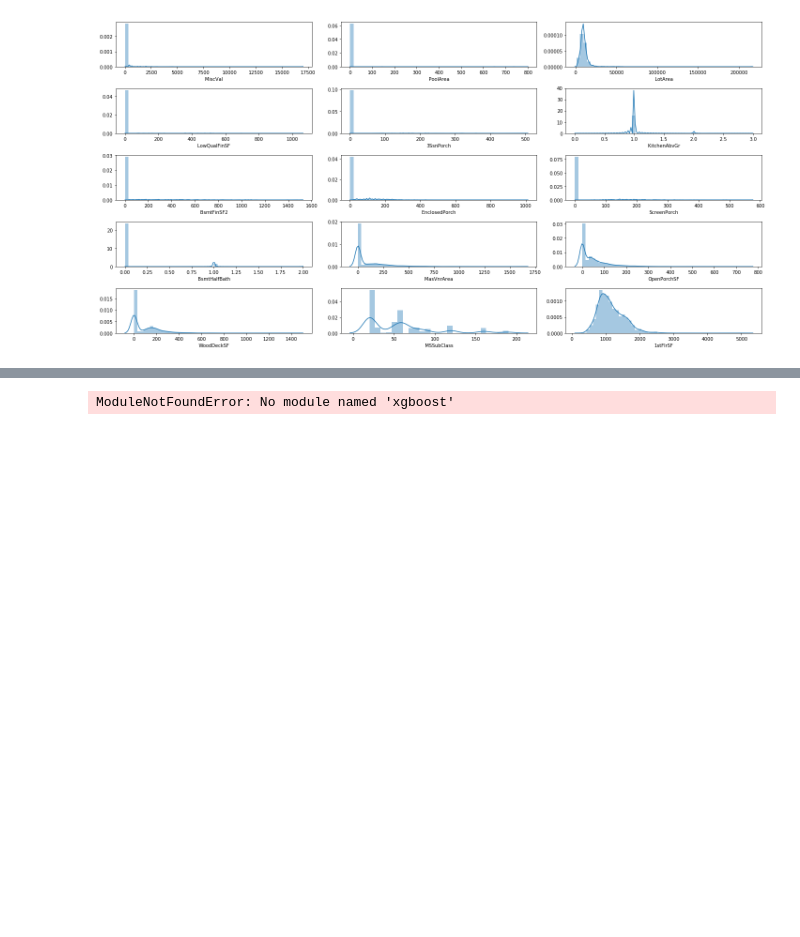
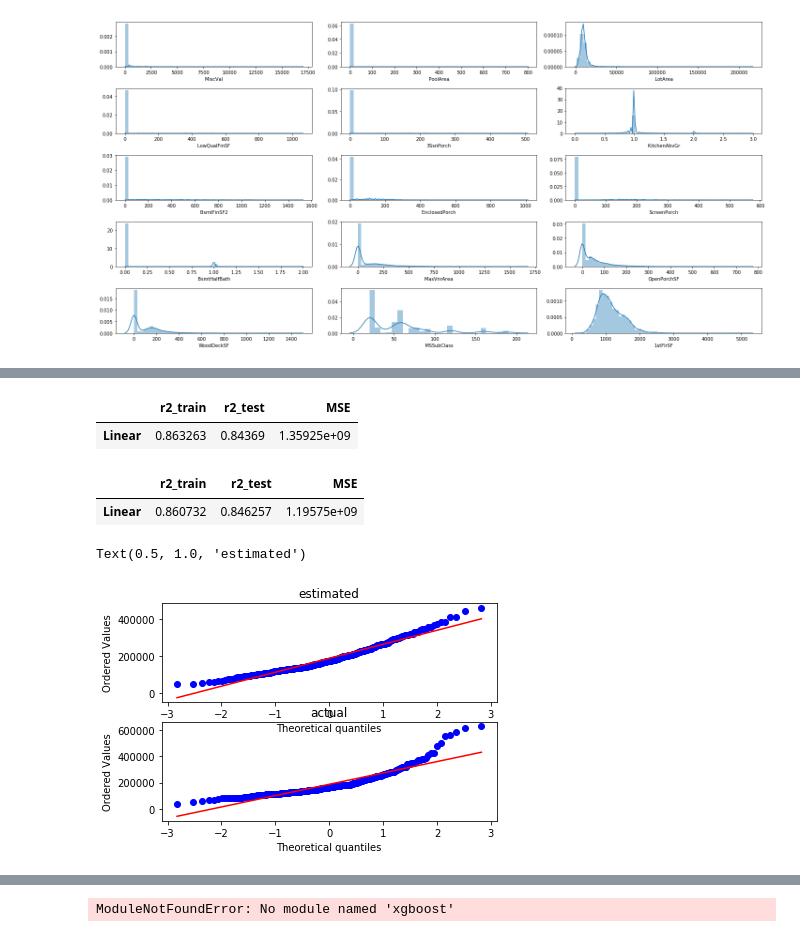
Before and after one commit to sofiawangy/Housing-prices, a Jupyter notebook: script3.ipynb, the cells around one changed output, grey strips where cells are left out. Drawn from its saved outputs; the diff is of its cells as text; code cells hidden in the pictures; blank space fills up the shorter version.

```diff
--- a/script3.ipynb
+++ b/script3.ipynb
@@ -576,0 +308,9 @@ plt.show()
+# %%
+#pvalues
+
+results = sm.OLS(y, x).fit()
+pValues = results.pvalues
+print(results.summary())
+
+results2 = sm.OLS(nlog_y, nlog_x).fit()
+pValues2 = results2.pvalues
@@ -576,0 +335,9 @@ plt.show()
+# %%
+pValues = list(pValues[pValues<0.05].index)
+pValues2 = list(pValues2[pValues2<0.05].index)
+
+x = x[pValues]
+nlog_x = nlog_x[pValues2]
+# %%
+X_train, X_test, Y_train, Y_test = train_test_split(x, y, test_size=0.2)
+nlX_train, nlX_test, nlY_train, nlY_test = train_test_split(nlog_x, nlog_y, test_size=0.2)
@@ -576,0 +347,38 @@ plt.show()
+# %%
+lm = LinearRegression()
+lm.fit(X_train, Y_train)
+
+y_pred = lm.predict(X_test)
+
+r2.loc['Linear', 'r2_train'] = lm.score(X_train, Y_train)
+r2.loc['Linear', 'r2_test'] = lm.score(X_test, Y_test)
+r2.loc['Linear', 'MSE'] = mse(Y_test, y_pred)
+r2
+# %% [output]
+|  | r2_train | r2_test | MSE |
+| Linear | 0.863263 | 0.84369 | 1.35925e+09 |
+# %%
+lm.fit(nlX_train, nlY_train)
+
+y_pred = lm.predict(nlX_test)
+
+nlog_r2.loc['Linear', 'r2_train'] = lm.score(nlX_train, nlY_train)
+nlog_r2.loc['Linear', 'r2_test'] = lm.score(nlX_test, nlY_test)
+nlog_r2.loc['Linear', 'MSE'] = mse(nlY_test, y_pred)
+nlog_r2
+# %% [output]
+|  | r2_train | r2_test | MSE |
+| Linear | 0.860732 | 0.846257 | 1.19575e+09 |
+# %%
+from scipy import stats
+fig = plt.figure()
+ax2 = fig.add_subplot(212)
+prob = stats.probplot(Y_test, dist=stats.norm, plot=ax2)
+plt.title('actual')
+
+ax1 = fig.add_subplot(211)
+prob = stats.probplot(y_pred, dist=stats.norm, plot=ax1)
+plt.title('estimated')
+# %% [output]
+Text(0.5, 1.0, 'estimated')
+[figure, added]
```
Also changed, not shown: parts of 80 cells of this notebook.
